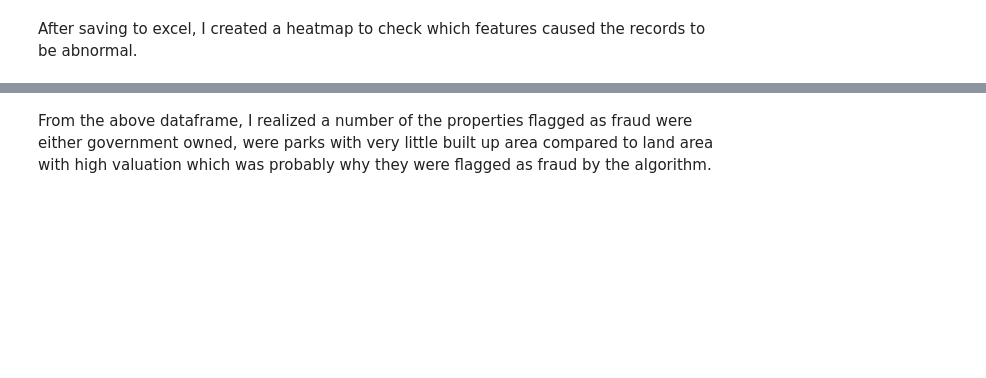
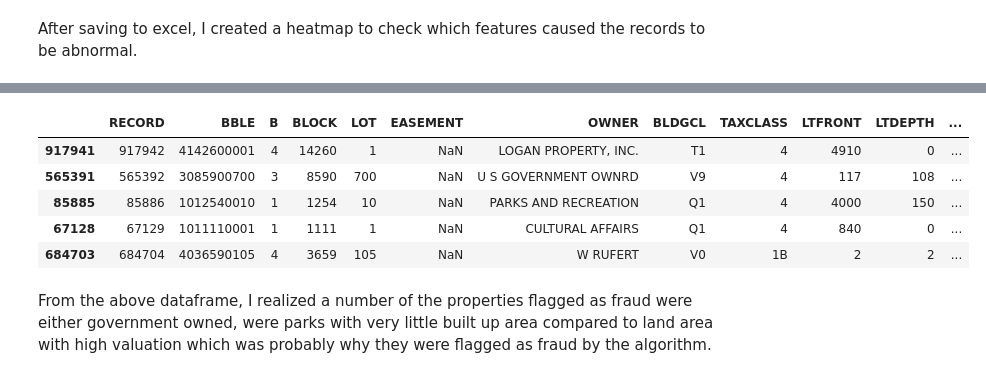
Before and after one commit to Raju1822/Fraud-detection-models, a Jupyter notebook: New York property tax fraud-submitted.ipynb, the cells around one changed output, grey strips where cells are left out. Drawn from its saved outputs; the diff is of its cells as text; code cells hidden in the pictures; blank space fills up the shorter version.

```diff
--- a/New York property tax fraud-submitted.ipynb
+++ b/New York property tax fraud-submitted.ipynb
@@ -586,2 +634,11 @@ plt.savefig('heatmap.png')
+# %%
+top_20.head()
+# %% [output]
+|  | RECORD | BBLE | B | BLOCK | LOT | EASEMENT | OWNER | BLDGCL | TAXCLASS | LTFRONT | LTDEPTH | ... |
+| 917941 | 917942 | 4142600001 | 4 | 14260 | 1 | NaN | LOGAN PROPERTY, INC. | T1 | 4 | 4910 | 0 | ... |
+| 565391 | 565392 | 3085900700 | 3 | 8590 | 700 | NaN | U S GOVERNMENT OWNRD | V9 | 4 | 117 | 108 | ... |
+| 85885 | 85886 | 1012540010 | 1 | 1254 | 10 | NaN | PARKS AND RECREATION | Q1 | 4 | 4000 | 150 | ... |
+| 67128 | 67129 | 1011110001 | 1 | 1111 | 1 | NaN | CULTURAL AFFAIRS | Q1 | 4 | 840 | 0 | ... |
+| 684703 | 684704 | 4036590105 | 4 | 3659 | 105 | NaN | W RUFERT | V0 | 1B | 2 | 2 | ... |
 # %% [markdown]
 From the above dataframe, I realized a number of the properties flagged as fraud were either government owned, were parks with very little built up area compared to land area with high valuation which was probably why they were flagged as fraud by the algorithm.
```
Also changed, not shown: parts of 10 cells of this notebook.
